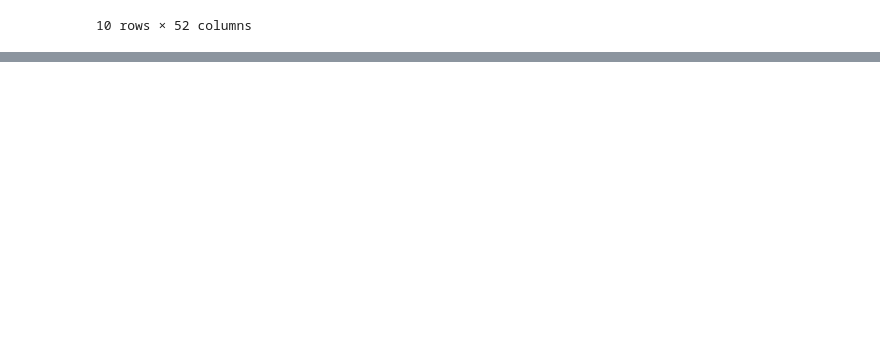
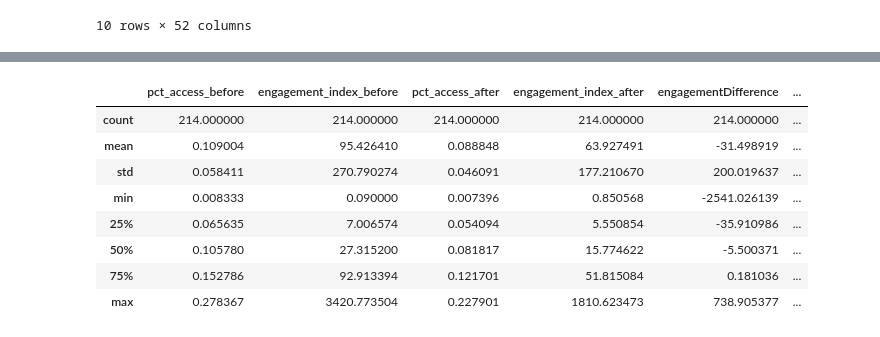
Before and after one commit to AditJainn/Math1130Project, a Jupyter notebook: AditProjectCode.ipynb, the cells around one changed output, grey strips where cells are left out. Drawn from its saved outputs; the diff is of its cells as text; code cells hidden in the pictures; blank space fills up the shorter version.

```diff
--- a/AditProjectCode.ipynb
+++ b/AditProjectCode.ipynb
@@ -177,0 +275,11 @@ policyDataFrame.head(10)
+# %%
+# Convert to date-time
+finaldf["EngagementDateRecorded"] = finaldf["EngagementDateRecorded"].apply(
+        lambda x: (datetime.datetime.strptime(str(x), "%Y-%m-%d").date())
+)
+ # certain rows have percentages over 1, i belive this is because certain ' lp_id''s reported percentages as a full number
+#  for example 99% instead of 0.99 so we will convert it into a common base
+finaldf["pct_access"] = finaldf["pct_access"].apply( lambda x: x/100 if x >1 else x)
+finaldf.head()
+# del engagement_data
+# del temp
@@ -177,0 +293,2 @@ policyDataFrame.head(10)
+# %%
+x = finaldf.sample(frac=0.30, random_state=1)
@@ -177,0 +357,13 @@ policyDataFrame.head(10)
+# %%
+effectsofPolicyChange = list()
+for label in ["CLSCHOOL","FM_ALL"]:
+    beforePolicyChange = (x.loc[x['EngagementDateRecorded'] < x[label]]).groupby(["State","Provider/Company Name"])[["pct_access","engagement_index"]].mean().reset_index()
+    afterPolicyChange = (x.loc[x['EngagementDateRecorded'] > x[label]]).groupby(["State","Provider/Company Name"])[["pct_access","engagement_index"]].mean().reset_index()
+    tempdf = pd.merge(beforePolicyChange,afterPolicyChange, on =['State','Provider/Company Name'])
+    tempdf.rename(columns = {'pct_access_x':'pct_access_before','engagement_index_x':'engagement_index_before',
+                                  'pct_access_y':'pct_access_after','engagement_index_y':'engagement_index_after'}, inplace = True)
+    tempdf = tempdf.dropna(axis=0)
+    tempdf["engagementDifference"] = tempdf["engagement_index_after"] -  tempdf["engagement_index_before"]
+    tempdf["pct_access_Difference"] = tempdf["pct_access_after"] - tempdf["pct_access_before"]
+    tempdf.name = label
+    effectsofPolicyChange.append(tempdf)
@@ -177,0 +450,3 @@ policyDataFrame.head(10)
+# %%
+workingDf = effectsofPolicyChange[0]
+workingDf.head()
@@ -177,0 +460,12 @@ policyDataFrame.head(10)
+# %%
+workingDf.groupby("Provider/Company Name").mean().reset_index().describe()
+# %% [output]
+|  | pct_access_before | engagement_index_before | pct_access_after | engagement_index_after | engagementDifference | ... |
+| count | 214.000000 | 214.000000 | 214.000000 | 214.000000 | 214.000000 | ... |
+| mean | 0.109004 | 95.426410 | 0.088848 | 63.927491 | -31.498919 | ... |
+| std | 0.058411 | 270.790274 | 0.046091 | 177.210670 | 200.019637 | ... |
+| min | 0.008333 | 0.090000 | 0.007396 | 0.850568 | -2541.026139 | ... |
+| 25% | 0.065635 | 7.006574 | 0.054094 | 5.550854 | -35.910986 | ... |
+| 50% | 0.105780 | 27.315200 | 0.081817 | 15.774622 | -5.500371 | ... |
+| 75% | 0.152786 | 92.913394 | 0.121701 | 51.815084 | 0.181036 | ... |
+| max | 0.278367 | 3420.773504 | 0.227901 | 1810.623473 | 738.905377 | ... |
```
Also changed, not shown: parts of 68 cells of this notebook.
